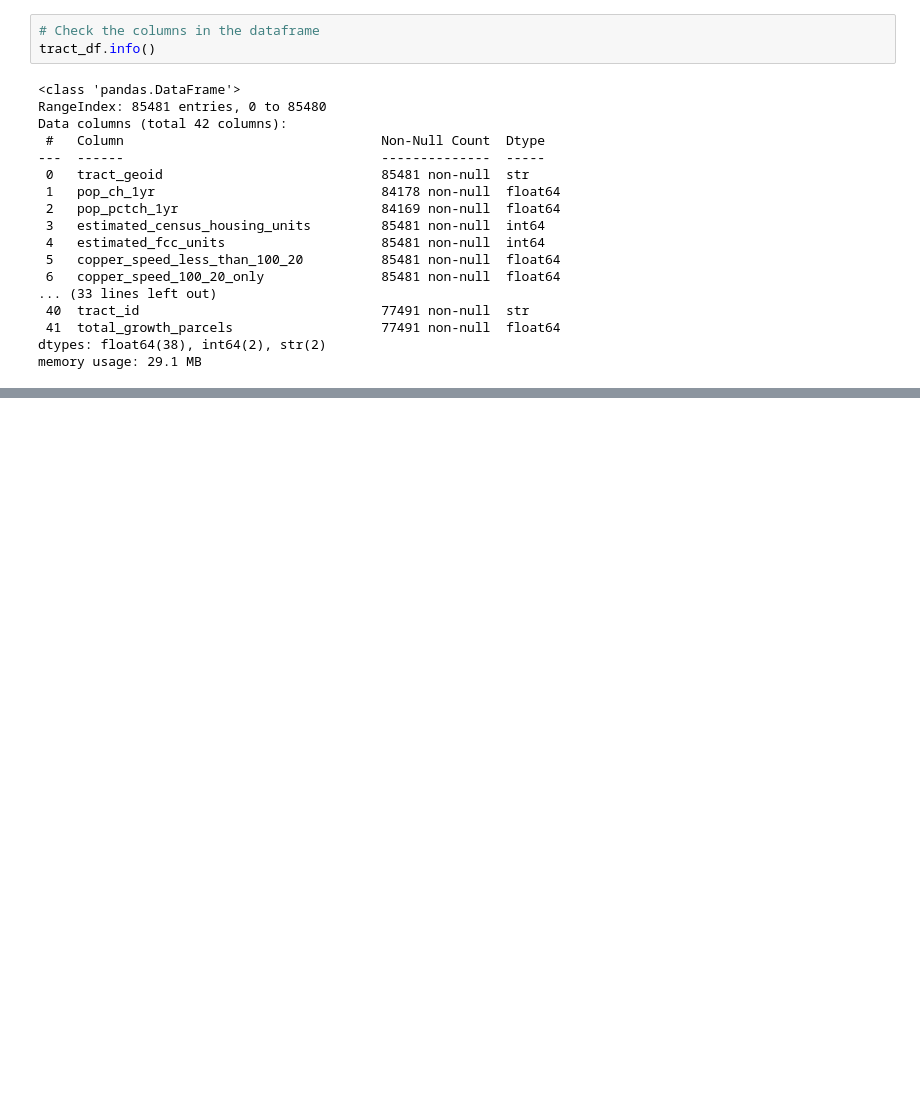
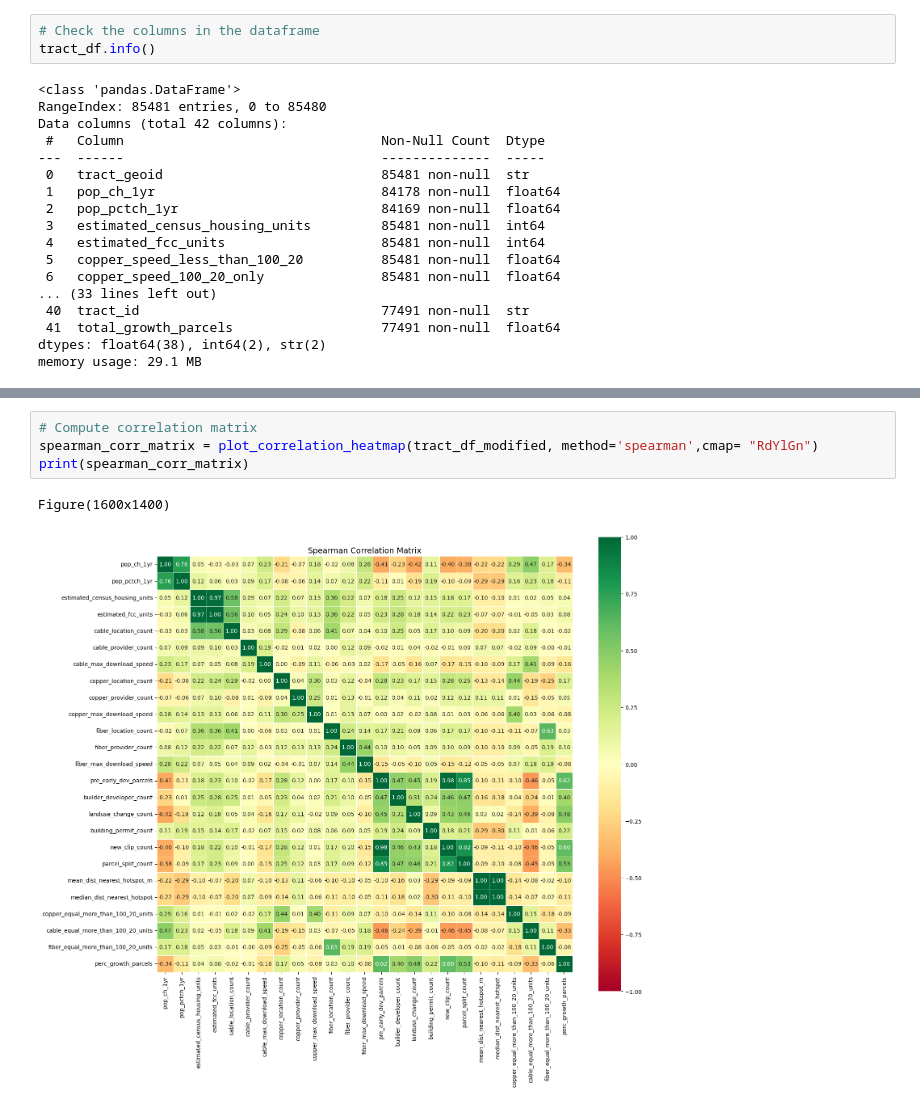
Before and after one commit to eprashar-clgx/network-idx, a Jupyter notebook: notebooks/04_eda_correlations.ipynb, the cells around one changed output, grey strips where cells are left out. Drawn from its saved outputs; the diff is of its cells as text; blank space fills up the shorter version.

```diff
--- a/notebooks/04_eda_correlations.ipynb
+++ b/notebooks/04_eda_correlations.ipynb
@@ -45,2 +108,9 @@ memory usage: 29.1 MB
+# %%
+# Compute correlation matrix
+spearman_corr_matrix = plot_correlation_heatmap(tract_df_modified, method='spearman',cmap= "RdYlGn")
+print(spearman_corr_matrix)
+# %% [output]
+Figure(1600x1400)
+[figure, added]
 # %%
 # Compute top correlations: pearson
```
Also changed, not shown: parts of 5 cells of this notebook, 1 other file.
